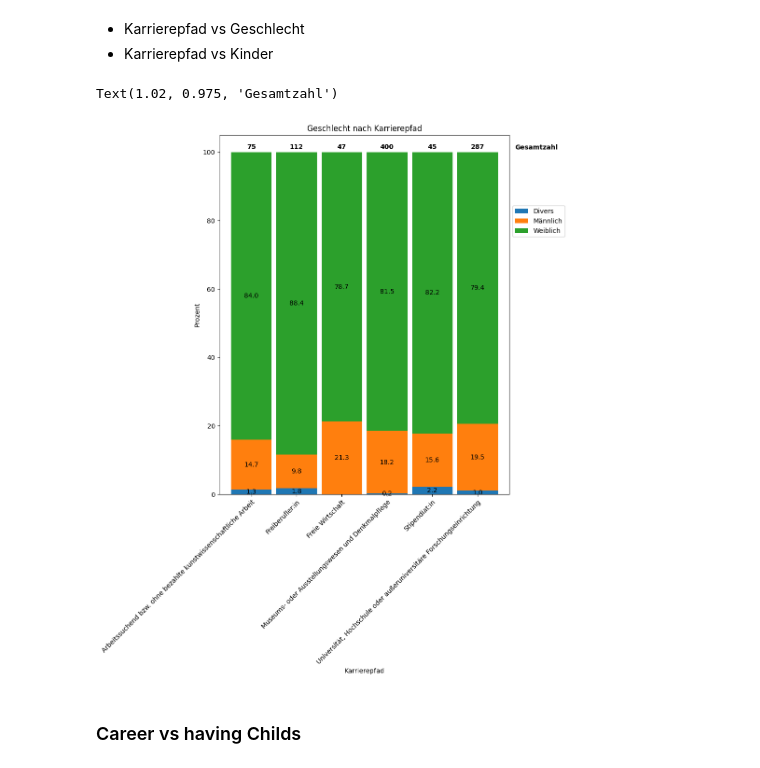
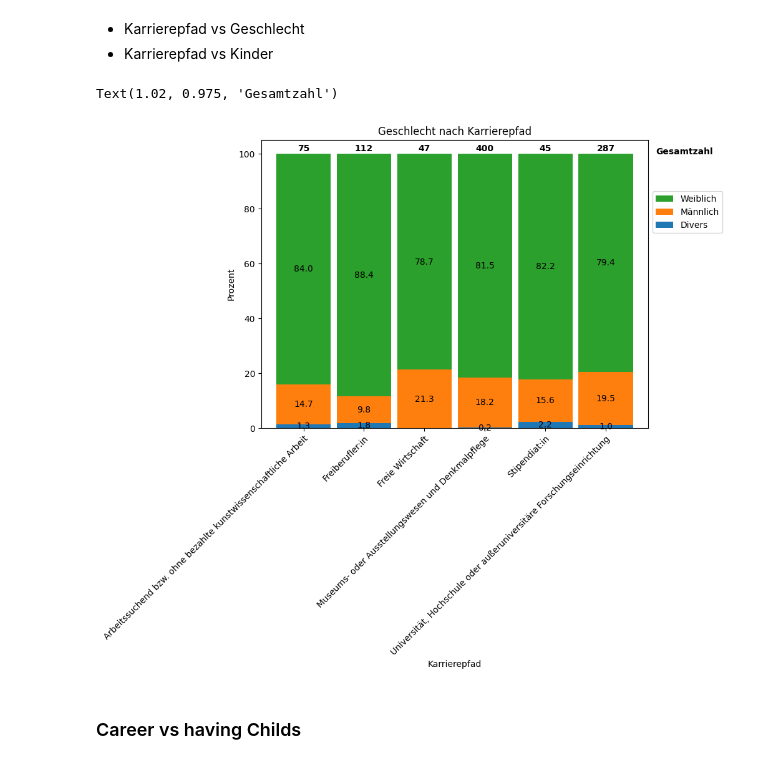
Before and after one commit to michaelgerloff/Survey_working_conditions_art_history, a Jupyter notebook: notebooks/02_Correlation_Analysis.ipynb, the cells around one changed output. Cells and saved outputs as stored; diff of their text form; code cells hidden in the pictures.

Commit message:
test run all notebooks in order and inverse legends in stacked bar plots

```diff
--- a/notebooks/02_Correlation_Analysis.ipynb
+++ b/notebooks/02_Correlation_Analysis.ipynb
@@ -165,3 +165,17 @@ def cross_analysis_non_one_hot(col_name:str, oh_cols:list, df=df_whole, transpos
 
 
     return df_aggregated, ls_perc_columns
+# %%
+def inversed_legend(ls_categories_legend):
+    # Assuming pand_effect_levels contains the legend labels in the original order
+    # Reverse the order of labels to match the visual stacking order in the plot
+    reversed_labels = ls_categories_legend[::-1]
+
+    # Get the current handles from the plot
+    handles, _ = ax.get_legend_handles_labels()
+
+    # Reverse the order of handles to match the reversed order of labels
+    reversed_handles = handles[::-1]
+
+    # Set the new legend with reversed handles and labels
+    ax.legend(reversed_handles, reversed_labels, loc='center left', bbox_to_anchor=(1, 0.75))
@@ -754,34 +788,34 @@ car_gender_df, car_gender_perc = cross_analysis_one_hot(ls_cols_career, ls_cols_
 # %%
 ax = car_gender_df[car_gender_perc].plot(kind='bar',
                         stacked=True,
-                        figsize=(8, 10),
+                        figsize=(8, 6),
                         #rot=45,
                         ylabel='Prozent',
                         xlabel='Karrierepfad',
                         width=0.9,
                         title='Geschlecht nach Karrierepfad'
                         )
 
 # add percentage labels into the bars
 for c in ax.containers:
     # Optional: if the segment is small or 0, customize the labels
     labels = [v.get_height() if v.get_height() > 0 else '' for v in c]
     # remove the labels parameter if it's not needed for customized labels
     ax.bar_label(c, fmt=lambda x: f'{x:.1f}' if x > 0 else '', label_type='center')
 
 ax.set_xticklabels(career, rotation=45, ha='right', rotation_mode='anchor')
-ax.legend(loc='center left', bbox_to_anchor=(1, 0.76), labels=gender_levels)
+inversed_legend(gender_levels)
 
 #add total values of entries above bar
 y_offset = 4
 for i, total in enumerate(car_gender_df['totals']):
     ax.text(car_gender_df['totals'].reset_index().index[i], y= 101, s = total, ha='center',
     weight='bold')
 
 ax.text(1.02, 0.975, 'Gesamtzahl', transform=ax.transAxes, fontsize=10, verticalalignment='top', weight='bold')
 # %% [output]
 Text(1.02, 0.975, 'Gesamtzahl')
-[figure, old version]
+[figure, new version]
 # %%
 fig = ax.get_figure()
 fig.savefig('../reports/figures/AP_05_Pfad_vs_Gender.png', bbox_inches='tight', dpi=300)
```
Also changed, not shown: parts of 48 cells of this notebook, 30 other files.
